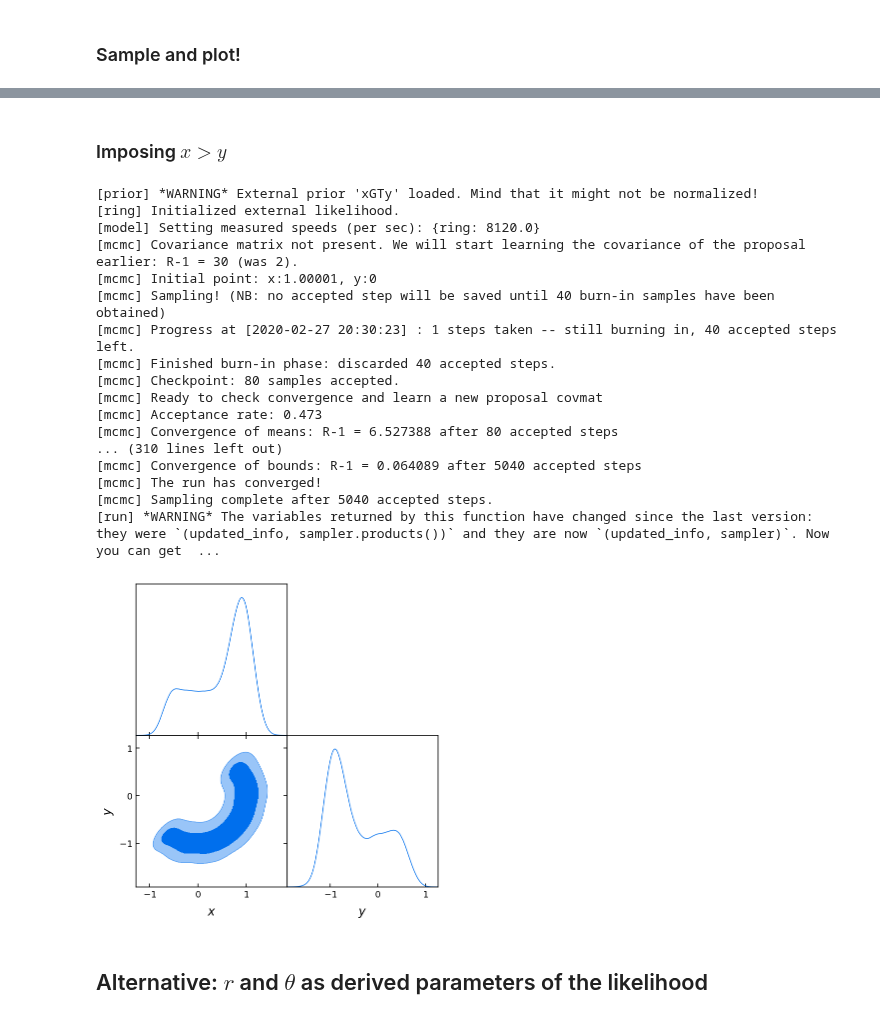
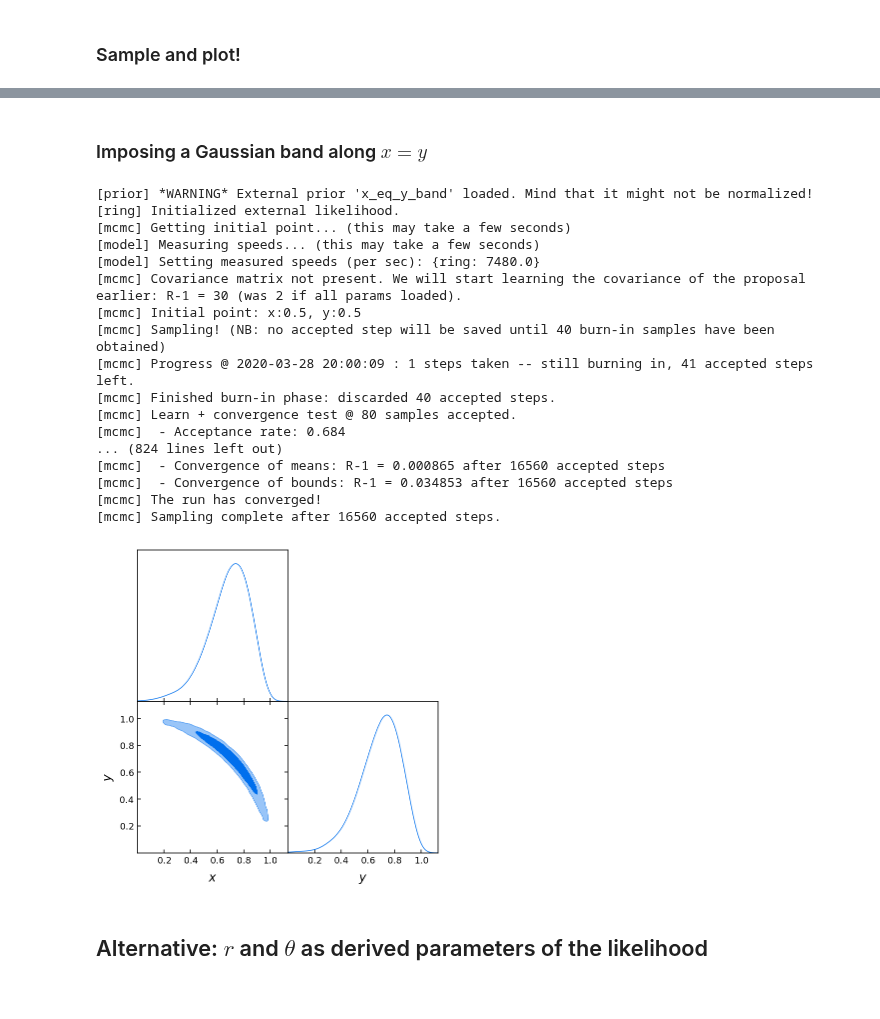
Before and after one commit to CobayaSampler/cobaya, a Jupyter notebook: docs/cobaya-example.ipynb, the cells around one changed output, grey strips where cells are left out. Drawn from its saved outputs; the diff is of its cells as text; code cells hidden in the pictures.

Commit message:
docs: updated adv example in docs and ipynb (same as paper)

```diff
--- a/docs/cobaya-example.ipynb
+++ b/docs/cobaya-example.ipynb
@@ -22,22 +22,27 @@ def gauss_ring_logp(x, y):
 info = {"likelihood": {"ring": gauss_ring_logp}}
 # %%
 
-info["params"] = dict([
-    ["x", {"prior": {"min": -2, "max": 2}, "ref": 1, "proposal": 0.2}],
-    ["y", {"prior": {"min": -2, "max": 2}, "ref": 0, "proposal": 0.2}]])
+info["params"] = {
+    "x": {"prior": {"min": 0, "max": 2}, "ref": 0.5, "proposal": 0.01},
+    "y": {"prior": {"min": 0, "max": 2}, "ref": 0.5, "proposal": 0.01}}
 # %% [markdown]
 ### Defining *dynamical* derived parameters: radius and angle
 # %%
-r = "lambda x,y: np.sqrt(x**2+y**2)"
-theta = "lambda x,y: np.arctan(y/x)"
+get_r = lambda x,y: np.sqrt(x**2+y**2)
+get_theta = lambda x,y: np.arctan(y/x)
 
-info["params"]["r"] = {"derived": r}
-info["params"]["theta"] = {"derived": theta, "latex": r"\theta", "min": -np.pi/2, "max": np.pi/2}
+info["params"]["r"] = {"derived": get_r}
+info["params"]["theta"] = {"derived": get_theta,
+                           "latex": r"\theta", "min": 0, "max": np.pi/2}
+
+# N.B.: the options "min" and "max" for theta are not a prior (it is not a sampled parameter!)
+# but the ranges used by GetDist to plot and derive marginal distributions for theta.
 # %% [markdown]
 ### Sample and plot!
 # %%
-# Very non-gaussian shape: increase the default convergence criterion
-info["sampler"] = {"mcmc": {"Rminus1_stop": 0.002}}
+# Very non-gaussian shape: increase the default convergence criterion and
+# increase limit on tries before chain gets stuck
+info["sampler"] = {"mcmc": {"Rminus1_stop": 0.001, "max_tries": 1000}}
 
 from cobaya.run import run
 updated_info, sampler = run(info)
@@ -78,37 +82,37 @@ gdplot.export("example_adv_r_theta.png")
 # %% [markdown]
-### Imposing $x>y$
+### Imposing a Gaussian band along $x=y$
 # %%
-info["prior"] = {"xGTy": lambda x,y: 1 if x>y else -np.inf}
+info["prior"] = {"x_eq_y_band": lambda x, y: stats.norm.logpdf(x - y, loc=0, scale=0.3)}
 
 from cobaya.run import run
-updated_info_xGTy, sampler_xGTy = run(info)
+updated_info_x_eq_y, sampler_x_eq_y = run(info)
 # %% [output]
-[prior] *WARNING* External prior 'xGTy' loaded. Mind that it might not be normalized!
+[prior] *WARNING* External prior 'x_eq_y_band' loaded. Mind that it might not be normalized!
 [ring] Initialized external likelihood.
-[model] Setting measured speeds (per sec): {ring: 8120.0}
-[mcmc] Covariance matrix not present. We will start learning the covariance of the proposal earlier: R-1 = 30 (was 2).
-[mcmc] Initial point: x:1.00001, y:0
+[mcmc] Getting initial point... (this may take a few seconds)
+[model] Measuring speeds... (this may take a few seconds)
+[model] Setting measured speeds (per sec): {ring: 7480.0}
+[mcmc] Covariance matrix not present. We will start learning the covariance of the proposal earlier: R-1 = 30 (was 2 if all params loaded).
+[mcmc] Initial point: x:0.5, y:0.5
 [mcmc] Sampling! (NB: no accepted step will be saved until 40 burn-in samples have been obtained)
-[mcmc] Progress at [2020-02-27 20:30:23] : 1 steps taken -- still burning in, 40 accepted steps left.
+[mcmc] Progress @ 2020-03-28 20:00:09 : 1 steps taken -- still burning in, 41 accepted steps left.
 [mcmc] Finished burn-in phase: discarded 40 accepted steps.
-[mcmc] Checkpoint: 80 samples accepted.
-[mcmc] Ready to check convergence and learn a new proposal covmat
-[mcmc] Acceptance rate: 0.473
-[mcmc] Convergence of means: R-1 = 6.527388 after 80 accepted steps
-... (310 lines left out)
-[mcmc] Convergence of bounds: R-1 = 0.064089 after 5040 accepted steps
+[mcmc] Learn + convergence test @ 80 samples accepted.
+[mcmc]  - Acceptance rate: 0.684
+... (824 lines left out)
+[mcmc]  - Convergence of means: R-1 = 0.000865 after 16560 accepted steps
+[mcmc]  - Convergence of bounds: R-1 = 0.034853 after 16560 accepted steps
 [mcmc] The run has converged!
-[mcmc] Sampling complete after 5040 accepted steps.
-[run] *WARNING* The variables returned by this function have changed since the last version: they were `(updated_info, sampler.products())` and they are now `(updated_info, sampler)`. Now you can get  ...
+[mcmc] Sampling complete after 16560 accepted steps.
 # %%
-products_xGTy = sampler_xGTy.products()
-gdsamples_xGTy = MCSamplesFromCobaya(
-    updated_info_xGTy, products_xGTy["sample"])
+products_x_eq_y = sampler_x_eq_y.products()
+gdsamples_x_eq_y = MCSamplesFromCobaya(
+    updated_info_x_eq_y, products_x_eq_y["sample"])
 gdplot = gdplt.get_subplot_plotter(width_inch=5)
-gdplot.triangle_plot(gdsamples_xGTy, ["x", "y"], filled=True)
-gdplot.export("example_adv_half.png")
+gdplot.triangle_plot(gdsamples_x_eq_y, ["x", "y"], filled=True)
+gdplot.export("example_adv_band.png")
 # %% [output]
-[figure, old version]
+[figure, new version]
 # %% [markdown]
 ## Alternative: $r$ and $\theta$ as derived parameters of the likelihood
 # %%
```
Also changed, not shown: parts of 12 cells of this notebook, 7 other files.
